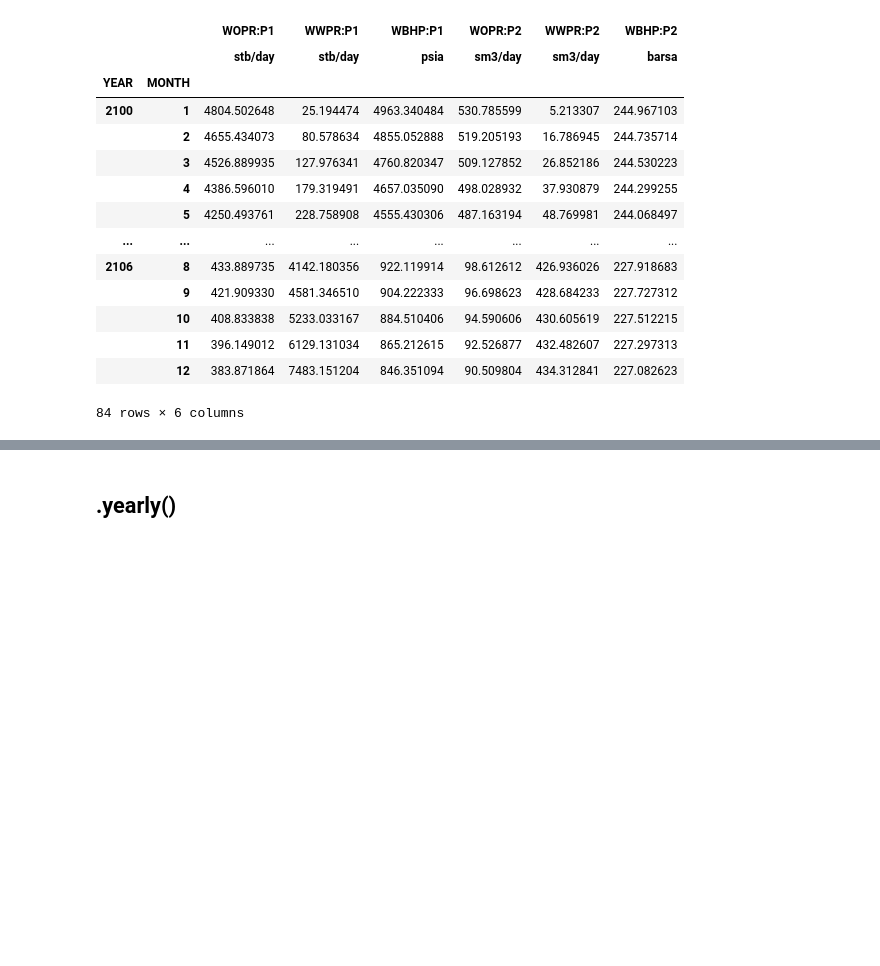
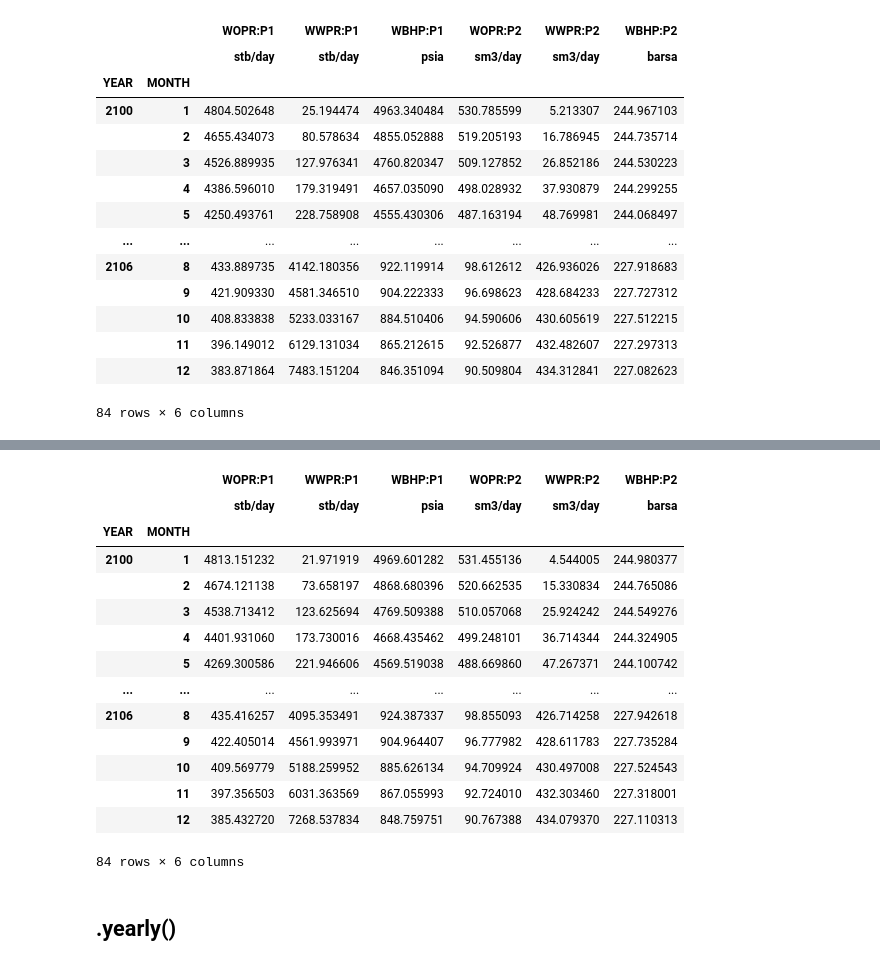
Before and after one commit to ayaranitram/simpandas, a Jupyter notebook: simpandas_demo.ipynb, the cells around one changed output, grey strips where cells are left out. Cells and saved outputs as stored; diff of their text form; code cells hidden in the pictures; blank space fills up the shorter version.

```diff
--- a/simpandas_demo.ipynb
+++ b/simpandas_demo.ipynb
@@ -92,3 +222,21 @@ sample_prod.monthly()
+# %%
+sample_prod.monthly(complete_index=True, fillna_method='ffill')
+# %% [output]
+|  |  | WOPR:P1 | WWPR:P1 | WBHP:P1 | WOPR:P2 | WWPR:P2 | WBHP:P2 |
+|  |  | stb/day | stb/day | psia | sm3/day | sm3/day | barsa |
+| YEAR | MONTH |  |  |  |  |  |  |
+| 2100 | 1 | 4813.151232 | 21.971919 | 4969.601282 | 531.455136 | 4.544005 | 244.980377 |
+|  | 2 | 4674.121138 | 73.658197 | 4868.680396 | 520.662535 | 15.330834 | 244.765086 |
+|  | 3 | 4538.713412 | 123.625694 | 4769.509388 | 510.057068 | 25.924242 | 244.549276 |
+|  | 4 | 4401.931060 | 173.730016 | 4668.435462 | 499.248101 | 36.714344 | 244.324905 |
+|  | 5 | 4269.300586 | 221.946606 | 4569.519038 | 488.669860 | 47.267371 | 244.100742 |
+| ... | ... | ... | ... | ... | ... | ... | ... |
+| 2106 | 8 | 435.416257 | 4095.353491 | 924.387337 | 98.855093 | 426.714258 | 227.942618 |
+|  | 9 | 422.405014 | 4561.993971 | 904.964407 | 96.777982 | 428.611783 | 227.735284 |
+|  | 10 | 409.569779 | 5188.259952 | 885.626134 | 94.709924 | 430.497008 | 227.524543 |
+|  | 11 | 397.356503 | 6031.363569 | 867.055993 | 92.724010 | 432.303460 | 227.318001 |
+|  | 12 | 385.432720 | 7268.537834 | 848.759751 | 90.767388 | 434.079370 | 227.110313 |
+84 rows × 6 columns
 # %% [markdown]
 ## .yearly()
 # %%
```
Also changed, not shown: parts of 38 cells of this notebook, 8 other files.
